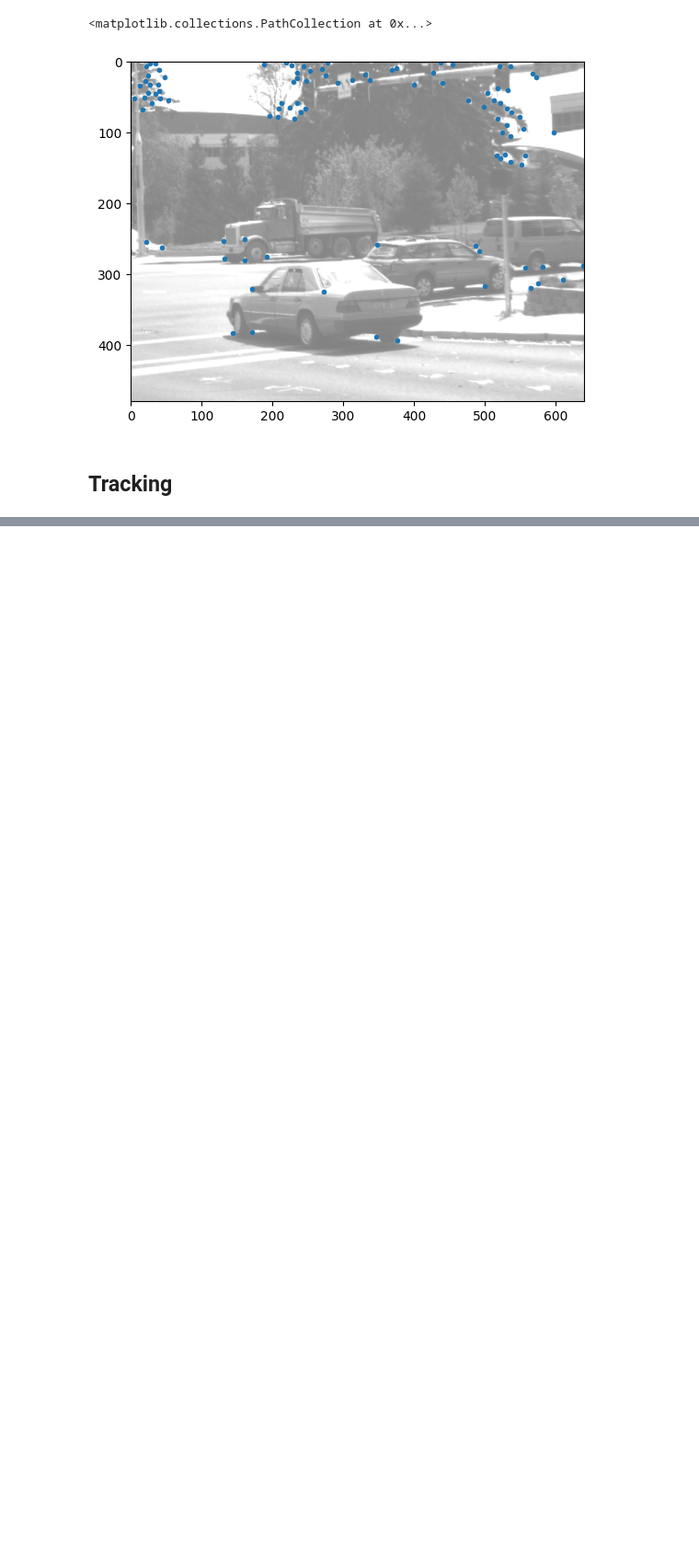
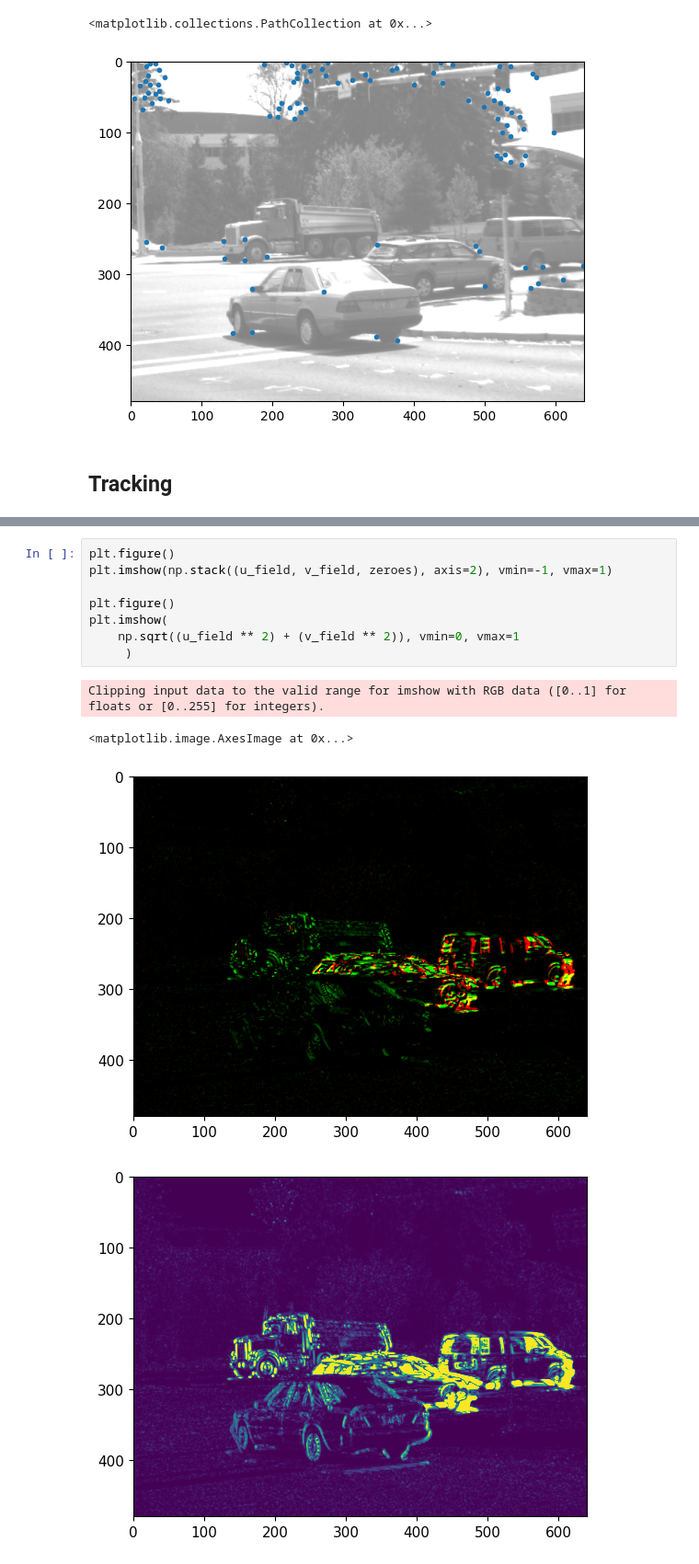
Before and after one commit to sivaturi68/cs482-final-proj, a Jupyter notebook: src.ipynb, the cells around one changed output, grey strips where cells are left out. Shown at 92% size. Drawn from its saved outputs; the diff is of its cells as text; blank space fills up the shorter version.

```diff
--- a/src.ipynb
+++ b/src.ipynb
@@ -236,0 +225,13 @@ Clipping input data to the valid range for imshow with RGB data ([0..1] for floa
+# %%
+plt.figure()
+plt.imshow(np.stack((u_field, v_field, zeroes), axis=2), vmin=-1, vmax=1)
+
+plt.figure()
+plt.imshow(
+    np.sqrt((u_field ** 2) + (v_field ** 2)), vmin=0, vmax=1
+     )
+# %% [output]
+Clipping input data to the valid range for imshow with RGB data ([0..1] for floats or [0..255] for integers).
+<matplotlib.image.AxesImage at 0x...>
+[figure, added]
+[figure, added]
```
Also changed, not shown: parts of 3 cells of this notebook.
